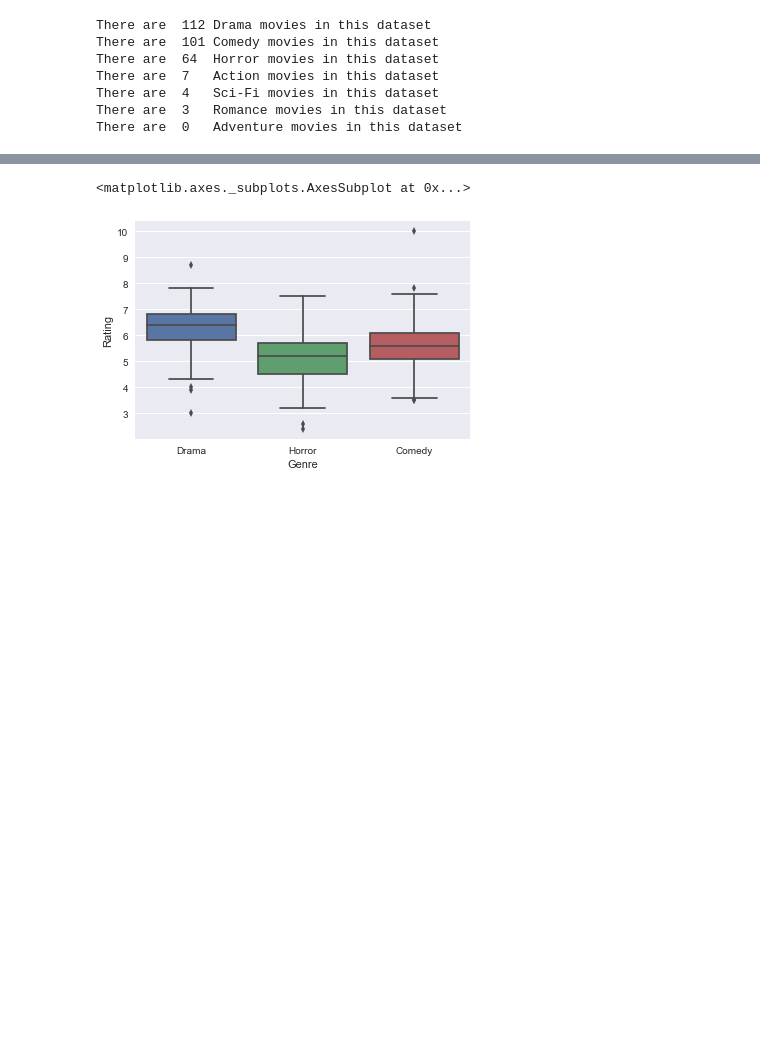
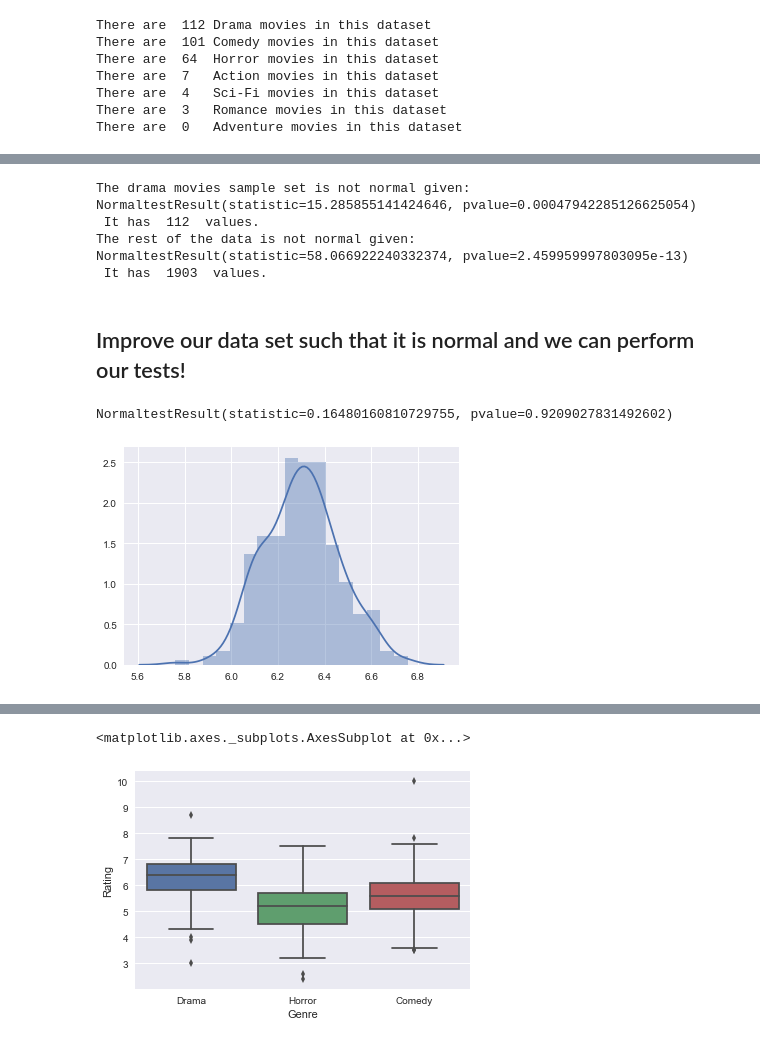
Before and after one commit to Greg-S-12/movies_project3, a Jupyter notebook: Greg_notebook_essential.ipynb, the cells around one changed output, grey strips where cells are left out. Saved outputs shown, nothing was run; the diff lists cells and outputs as text; code cells hidden in the pictures; blank space fills up the shorter version.

```diff
--- a/Greg_notebook_essential.ipynb
+++ b/Greg_notebook_essential.ipynb
@@ -157,0 +183,17 @@ There are  0   Adventure movies in this dataset
+# %%
+print("The drama movies sample set is not normal given: ",st.normaltest(df_drama.Rating),"\n It has ",len(df_drama)," values.")
+print("The rest of the data is not normal given: ",st.normaltest(df_no_drama.Rating),"\n It has ",len(df_no_drama)," values.")
+# %% [output]
+The drama movies sample set is not normal given:  NormaltestResult(statistic=15.285855141424646, pvalue=0.00047942285126625054)
+ It has  112  values.
+The rest of the data is not normal given:  NormaltestResult(statistic=58.066922240332374, pvalue=2.459959997803095e-13)
+ It has  1903  values.
+# %% [markdown]
+## Improve our data set such that it is normal and we can perform our tests!
+# %%
+df_drama_normal=create_sample_distribution(df_drama.Rating,300,n=30)
+sns.distplot(df_drama_normal)
+print(st.normaltest(df_drama_normal))
+# %% [output]
+NormaltestResult(statistic=0.16480160810729755, pvalue=0.9209027831492602)
+[figure, added]
```
Also changed, not shown: parts of 22 cells of this notebook.
